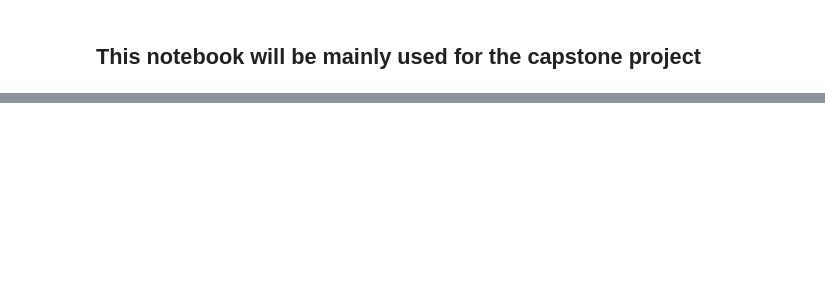
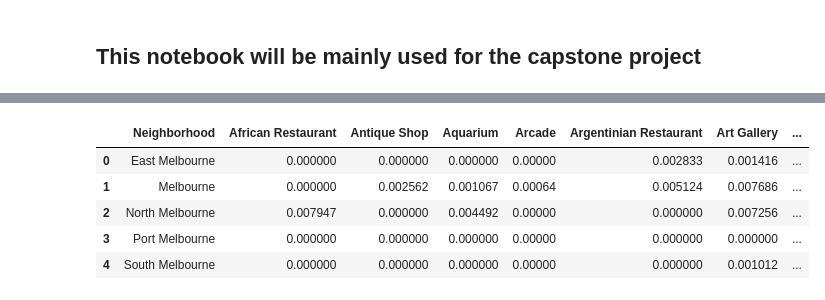
Before and after one commit to zinmyintnaung/Coursera_Capstone, a Jupyter notebook: capstone_notebook.ipynb, the cells around one changed output, grey strips where cells are left out. Saved outputs shown, nothing was run; the diff lists cells and outputs as text; code cells hidden in the pictures; blank space fills up the shorter version.

```diff
--- a/capstone_notebook.ipynb
+++ b/capstone_notebook.ipynb
@@ -218,0 +336,13 @@ $1.81m
+# %%
+a=melbourne_grouped
+num_top_venues = 5
+
+for hood in melbourne_grouped['Neighborhood']:
+    print("----"+hood+"----")
+    temp = a[a['Neighborhood'] == hood].T.reset_index()
+    temp.columns = ['venue','freq']
+    temp = temp.iloc[1:]
+    temp['freq'] = temp['freq'].astype(float)
+    temp = temp.round({'freq': 2})
+    print(temp.sort_values('freq', ascending=False).reset_index(drop=True).head(num_top_venues))
+    print('\n')
@@ -218,0 +403,9 @@ $1.81m
+# %%
+a.head()
+# %% [output]
+|  | Neighborhood | African Restaurant | Antique Shop | Aquarium | Arcade | Argentinian Restaurant | Art Gallery | ... |
+| 0 | East Melbourne | 0.000000 | 0.000000 | 0.000000 | 0.00000 | 0.002833 | 0.001416 | ... |
+| 1 | Melbourne | 0.000000 | 0.002562 | 0.001067 | 0.00064 | 0.005124 | 0.007686 | ... |
+| 2 | North Melbourne | 0.007947 | 0.000000 | 0.004492 | 0.00000 | 0.000000 | 0.007256 | ... |
+| 3 | Port Melbourne | 0.000000 | 0.000000 | 0.000000 | 0.00000 | 0.000000 | 0.000000 | ... |
+| 4 | South Melbourne | 0.000000 | 0.000000 | 0.000000 | 0.00000 | 0.000000 | 0.001012 | ... |
```
Also changed, not shown: parts of 43 cells of this notebook.
